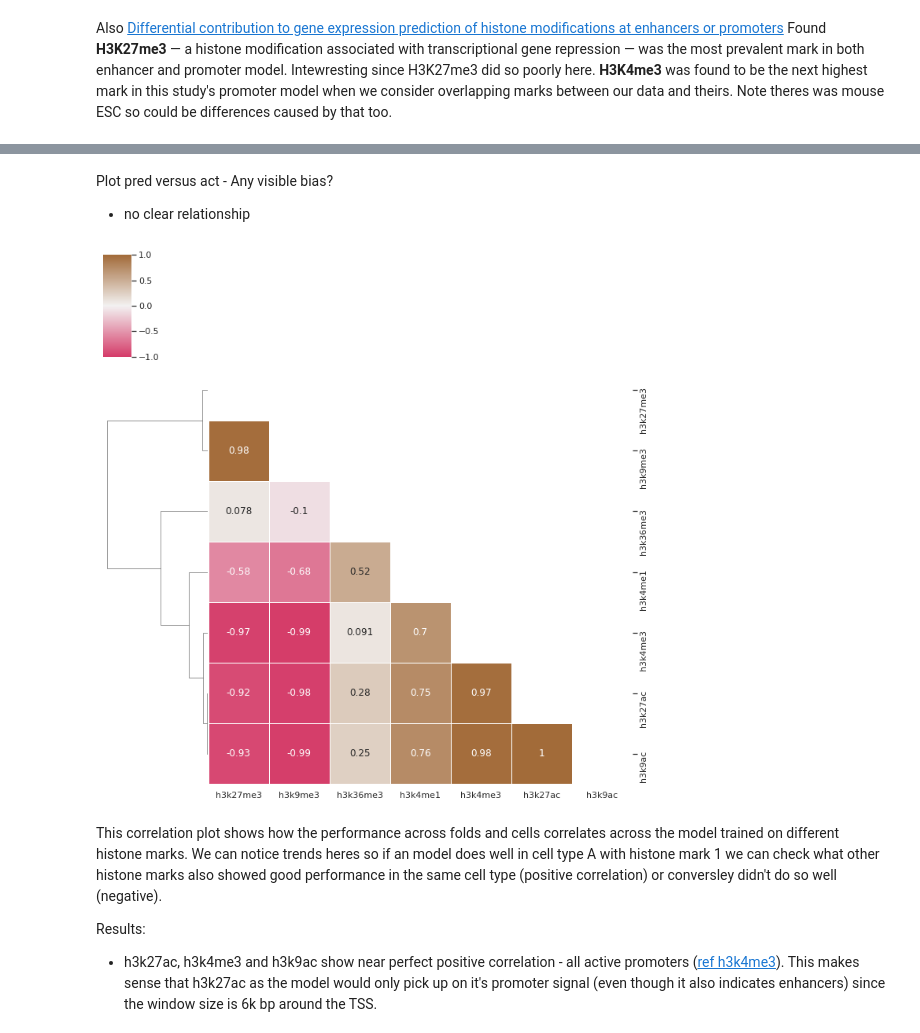
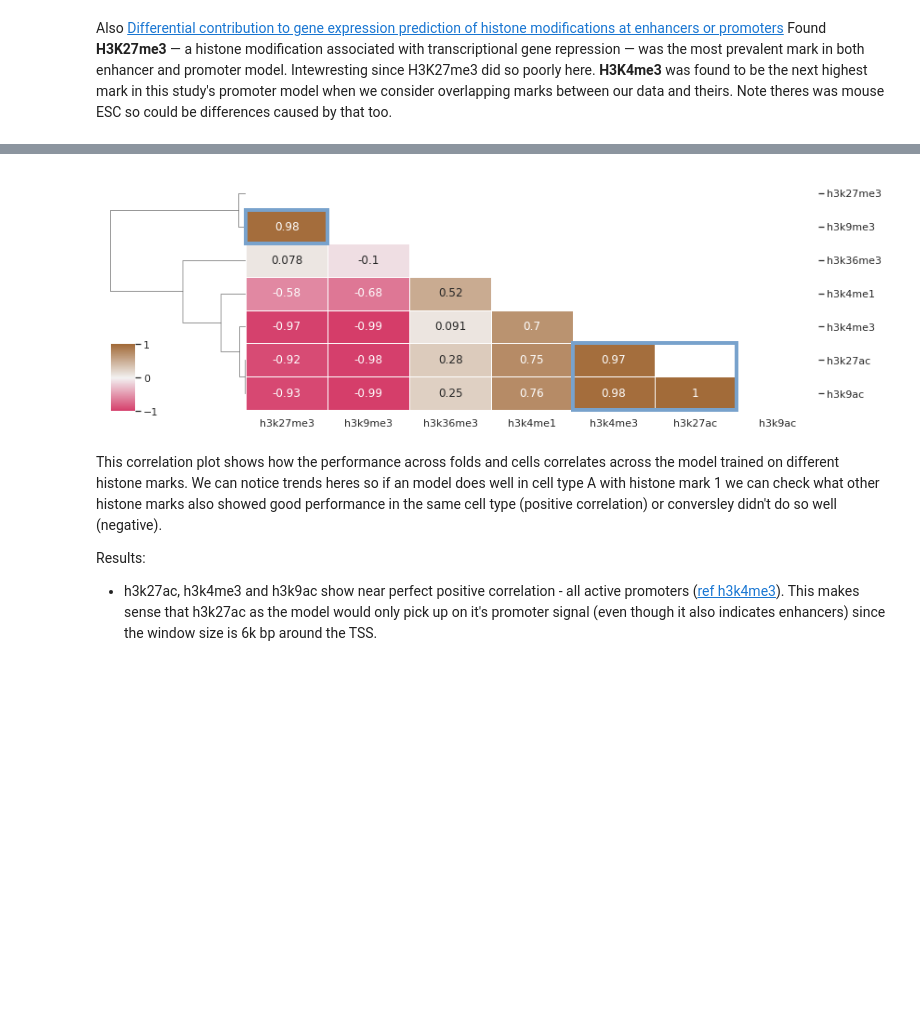
Before and after one commit to neurogenomics/chromexpress, a Jupyter notebook: Predicting.ipynb, the cells around one changed output, grey strips where cells are left out. Drawn from its saved outputs; the diff is of its cells as text; code cells hidden in the pictures; blank space fills up the shorter version.

```diff
--- a/Predicting.ipynb
+++ b/Predicting.ipynb
@@ -68,7 +72,8 @@ perf_plt.tick_params(labelsize=11)
 # %%
 #plot
 import seaborn as sns
-sns.set(rc={'figure.figsize':(20, 5)})
+import matplotlib.pyplot as plt
+sns.set(rc={'figure.figsize':(18, 5)})
 #same wesanderson palette as used in R plots
 pal = ["#9A8822","#F5CDB4","#F8AFA8",
        "#FDDDA0","#74A089","#85D4E3",
@@ -84,12 +89,14 @@ perf_plt = sns.pointplot(
             data = losses, ci="sd",join=False,
             dodge=0.3, palette=pal)
 #perf_plt.set_title('MSE',fontsize=14)
-#perf_plt.legend([],[], frameon=False)
+perf_plt.legend([],[], frameon=False)
 # Put the legend out of the figure
-perf_plt.legend(loc='center left', bbox_to_anchor=(1, 0.5))
+#perf_plt.legend(loc='center left', bbox_to_anchor=(1, 0.5))
 perf_plt.tick_params(axis='x', rotation=45)
 
 perf_plt.set_xlabel('Histone Mark',fontsize=16)
 perf_plt.set_ylabel('Pearson R',fontsize=16)
 perf_plt.tick_params(labelsize=11)
+
+plt.savefig(str(PROJECT_PATH/"model_results"/"plots"/"prom_model_agg.pdf"),dpi=1000,bbox_inches='tight')
 # %% [output]
@@ -221,18 +122,0 @@ predvact = pd.read_csv(f"{PRED_PATH}/pred_vs_act.csv",sep='\t')
-# %%
-import seaborn as sns
-import matplotlib.pyplot as plt
-sns.set(rc={'figure.figsize':(24, 32)})
-sns.set(font_scale = 1.2)
-sns.set_theme(style="white")
-
-pal = ["#9A8822","#F5CDB4","#F8AFA8",
-       "#FDDDA0","#74A089","#85D4E3",
-       #added extra to make 7
-       '#78A2CC']
-
-sea = sns.FacetGrid(predvact, row='assay',sharex=True, sharey=False,
-                    col= "cell")
-# map the above form facetgrid with some attributes
-sea.map(sns.regplot, 'actual', 'prediction',#s=5,alpha=0.6
-       )
-plt.plot([0, 8], [0, 8], linewidth=2)
@@ -242,46 +123,50 @@ plt.plot([0, 8], [0, 8], linewidth=2)
-# %% [markdown]
-Plot pred versus act - Any visible bias?
-* no clear relationship
 # %%
 import seaborn as sns
 import matplotlib.pyplot as plt
+from matplotlib.patches import Rectangle
+sns.set(rc={'figure.figsize':(12, 3)})
+sns.set(font_scale = 1.2)
 sns.set_theme(style="white")
+
 
 losses_agg = losses.copy()
 losses_agg['avg_Pearson_R'] = losses_agg.groupby(['assay', 'cell','fold'])['Pearson_R'].transform('mean')
 losses_agg = losses_agg.drop_duplicates(subset=['assay', 'cell','fold'])
 losses_agg.drop(['Pearson_R'], axis=1,inplace=True)
 losses_agg_pov = losses_agg.pivot(index=['cell','fold'],columns='assay', values='avg_Pearson_R').reset_index(drop=True)
 losses_agg_pov = losses_agg_pov.rename_axis(None, axis=1)
 losses_agg_pov = losses_agg_pov.rename_axis(None, axis=0)
 corr = losses_agg_pov.corr()
 # Generate a custom diverging colormap
 cmap = sns.diverging_palette(1080, 400, as_cmap=True)
 # plot with hierach
 g = sns.clustermap(corr,
                    cmap=cmap, vmax=1,vmin=-1,
                    linewidths=.5, cbar_kws={"shrink": .5},
-                   annot=True,
+                   annot=True,figsize=(12,5)
                   )
 
 mask = np.triu(np.ones_like(corr))
 values = g.ax_heatmap.collections[0].get_array().reshape(corr.shape)
 new_values = np.ma.array(values, mask=mask)
 g.ax_heatmap.collections[0].set_array(new_values)
 g.ax_col_dendrogram.set_visible(False)
 
 #some numbers still appear, hide them
 #from matplotlib.patches import Rectangle
 ax = g.ax_heatmap
 ax.text(2,0.5,"AAAAAAAAAAAAAA"*3,backgroundcolor='w',color='w')
 ax.text(2,1.5,"AAAAAAAAAAAAAA"*3,backgroundcolor='w',color='w')
-ax.text(3,2.5,"AAAAAAAAAAAAAAAAA"*2,backgroundcolor='w',color='w')
+ax.text(3,2.5,"AAAAAAAAAAAAAAAAAAA"*2,backgroundcolor='w',color='w')
 ax.text(5,3.5,"AAAAAAAAAAAAAAA",backgroundcolor='w',color='w')
 ax.text(5,4.5,"AAAAAAAAAAAAAAA",backgroundcolor='w',color='w')
-
+ax.add_patch(Rectangle((4, 5), 2, 2, fill=False, edgecolor=pal[6], lw=4, clip_on=False))
+ax.add_patch(Rectangle((0, 1), 1, 1, fill=False, edgecolor=pal[6], lw=4, clip_on=False))
+g.ax_cbar.set_position((0.025, .087, .03, .2))
+plt.savefig(str(PROJECT_PATH/"model_results"/"plots"/"prom_model_corr_mat.pdf"),dpi=1000,bbox_inches='tight')
 plt.show()
 # %% [output]
-[figure, old version]
+[figure, new version]
 # %% [markdown]
 This correlation plot shows how the performance across folds and cells correlates across the model trained on different histone marks. We can notice trends heres so if an model does well in cell type A with histone mark 1 we can check what other histone marks also showed good performance in the same cell type (positive correlation) or conversley didn't do so well (negative).
 
```
Also changed, not shown: parts of 46 cells of this notebook, 2 other files.
